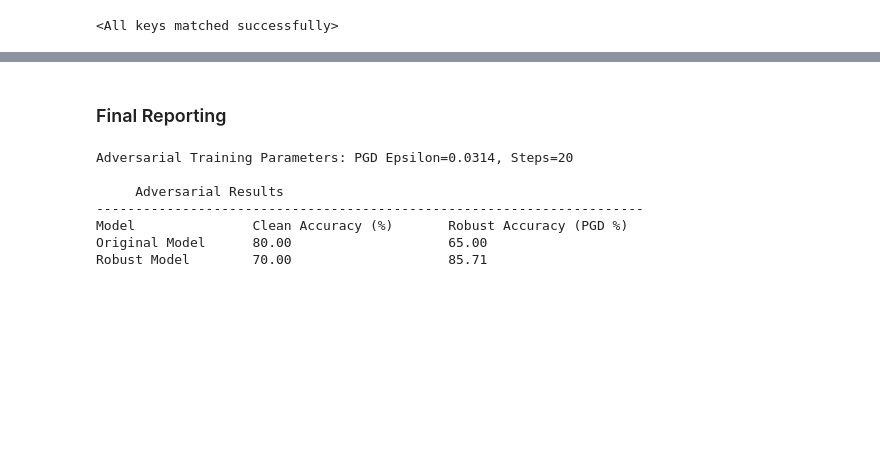
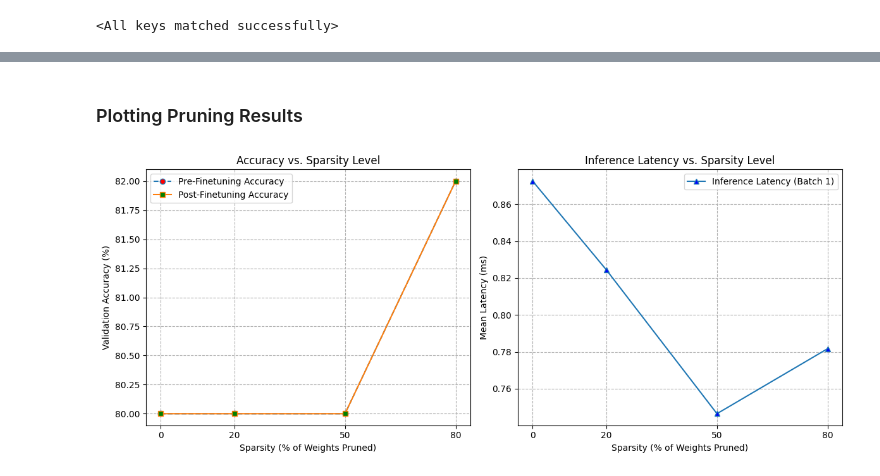
Before and after one commit to joshpack3/EE4745_Final_Proj, a Jupyter notebook: notebooks/problem_C_Notebook.ipynb, the cells around one changed output, grey strips where cells are left out. Cells and saved outputs as stored; diff of their text form; code cells hidden in the pictures; blank space fills up the shorter version.

Commit message:
Added pruning to C

```diff
--- a/notebooks/problem_C_Notebook.ipynb
+++ b/notebooks/problem_C_Notebook.ipynb
@@ -138,35 +343,39 @@ robust_acc_original = (len(adv_original_set) - sum(int(e["success"]) for e in ad
 # %% [markdown]
-### Final Reporting
+### Plotting Pruning Results
-# %%
-WIDTH_MODEL = 20
-WIDTH_ACCURACY = 25
-WIDTH_ROBUST_ACC = 25
-
-print(f"\nAdversarial Training Parameters: PGD Epsilon={cfg.PGD_EPS:.4f}, Steps={cfg.PGD_STEPS}")
-print("\n"+5*" "+"Adversarial Results\n"+(WIDTH_MODEL + WIDTH_ACCURACY + WIDTH_ROBUST_ACC)*"-")
-
-print(
-    f"{'Model':<{WIDTH_MODEL}}" +
-    f"{'Clean Accuracy (%)':<{WIDTH_ACCURACY}}" +
-    f"{'Robust Accuracy (PGD %)':<{WIDTH_ROBUST_ACC}}"
-)
-
-results_data = [
-    {"Model": "Original Model", "Clean Acc": clean_acc_original, "Robust Acc": robust_acc_original},
-    {"Model": "Robust Model", "Clean Acc": clean_acc_robust, "Robust Acc": robust_acc_robust}
-]
-
-for r in results_data:
-    print(
-        f"{r['Model']:<{WIDTH_MODEL}}" +
-        f"{r['Clean Acc']:<{WIDTH_ACCURACY}.2f}" + # Using .2f for two decimal places
-        f"{r['Robust Acc']:<{WIDTH_ROBUST_ACC}.2f}"
-    )
-# %% [output]
-Adversarial Training Parameters: PGD Epsilon=0.0314, Steps=20
-
-     Adversarial Results
-----------------------------------------------------------------------
-Model               Clean Accuracy (%)       Robust Accuracy (PGD %)
-Original Model      80.00                    65.00
-Robust Model        70.00                    85.71
+# %%
+# 1. Accuracy vs. Sparsity Plot
+plt.figure(figsize=(12, 5))
+
+plt.subplot(1, 2, 1)
+sparsity_points = df_pruning['Sparsity (%)']
+acc_pre = df_pruning['Accuracy (Pre-Finetune)']
+acc_post = df_pruning['Accuracy (Post-Finetune)']
+
+plt.plot(sparsity_points, acc_pre, 'o--', label='Pre-Finetuning Accuracy', markerfacecolor='red')
+plt.plot(sparsity_points, acc_post, 's-', label='Post-Finetuning Accuracy', markerfacecolor='green')
+
+plt.title('Accuracy vs. Sparsity Level')
+plt.xlabel('Sparsity (% of Weights Pruned)')
+plt.ylabel('Validation Accuracy (%)')
+plt.grid(True, linestyle='--')
+plt.legend()
+plt.xticks(sparsity_points)
+
+
+# 2. Latency vs. Sparsity Plot
+plt.subplot(1, 2, 2)
+latency = df_pruning['Latency (ms)']
+
+plt.plot(sparsity_points, latency, '^-', label='Inference Latency (Batch 1)', markerfacecolor='blue')
+
+plt.title('Inference Latency vs. Sparsity Level')
+plt.xlabel('Sparsity (% of Weights Pruned)')
+plt.ylabel('Mean Latency (ms)')
+plt.grid(True, linestyle='--')
+plt.legend()
+plt.xticks(sparsity_points)
+
+plt.tight_layout()
+plt.show()
+# %% [output]
+[figure, added]
```
Also changed, not shown: parts of 11 cells of this notebook, 11 other files.
